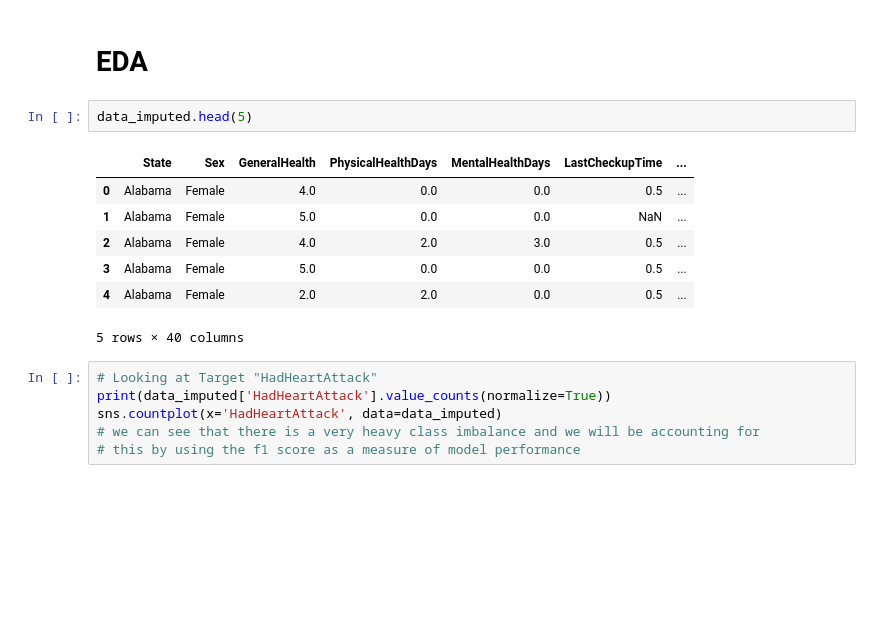
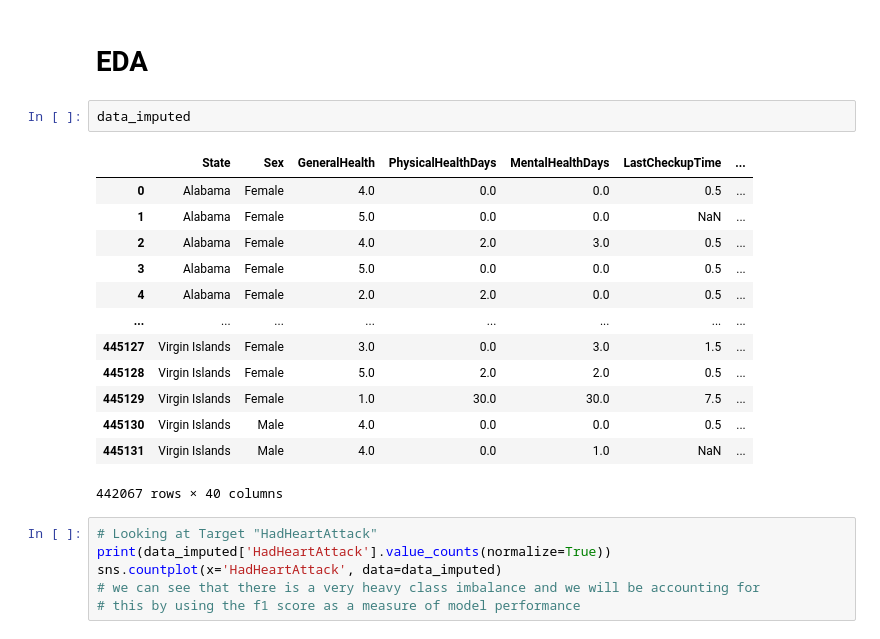
Before and after one commit to gracegmc/HeartDiseaseRiskPredictor, a Jupyter notebook: notebook_grace.ipynb, the cells around one changed output. Saved outputs shown, nothing was run; the diff lists cells and outputs as text; blank space fills up the shorter version.

```diff
--- a/notebook_grace.ipynb
+++ b/notebook_grace.ipynb
@@ -233,15 +234,21 @@ data_imputed.head(5)
 # %% [markdown]
 # EDA
 # %%
-data_imputed.head(5)
+data_imputed
 # %% [output]
 |  | State | Sex | GeneralHealth | PhysicalHealthDays | MentalHealthDays | LastCheckupTime | ... |
 | 0 | Alabama | Female | 4.0 | 0.0 | 0.0 | 0.5 | ... |
 | 1 | Alabama | Female | 5.0 | 0.0 | 0.0 | NaN | ... |
 | 2 | Alabama | Female | 4.0 | 2.0 | 3.0 | 0.5 | ... |
 | 3 | Alabama | Female | 5.0 | 0.0 | 0.0 | 0.5 | ... |
 | 4 | Alabama | Female | 2.0 | 2.0 | 0.0 | 0.5 | ... |
+| ... | ... | ... | ... | ... | ... | ... | ... |
+| 445127 | Virgin Islands | Female | 3.0 | 0.0 | 3.0 | 1.5 | ... |
+| 445128 | Virgin Islands | Female | 5.0 | 2.0 | 2.0 | 0.5 | ... |
+| 445129 | Virgin Islands | Female | 1.0 | 30.0 | 30.0 | 7.5 | ... |
+| 445130 | Virgin Islands | Male | 4.0 | 0.0 | 0.0 | 0.5 | ... |
+| 445131 | Virgin Islands | Male | 4.0 | 0.0 | 1.0 | NaN | ... |
-5 rows × 40 columns
+442067 rows × 40 columns
 # %%
 # Looking at Target "HadHeartAttack"
 print(data_imputed['HadHeartAttack'].value_counts(normalize=True))
```
Also changed, not shown: parts of 5 cells of this notebook.
